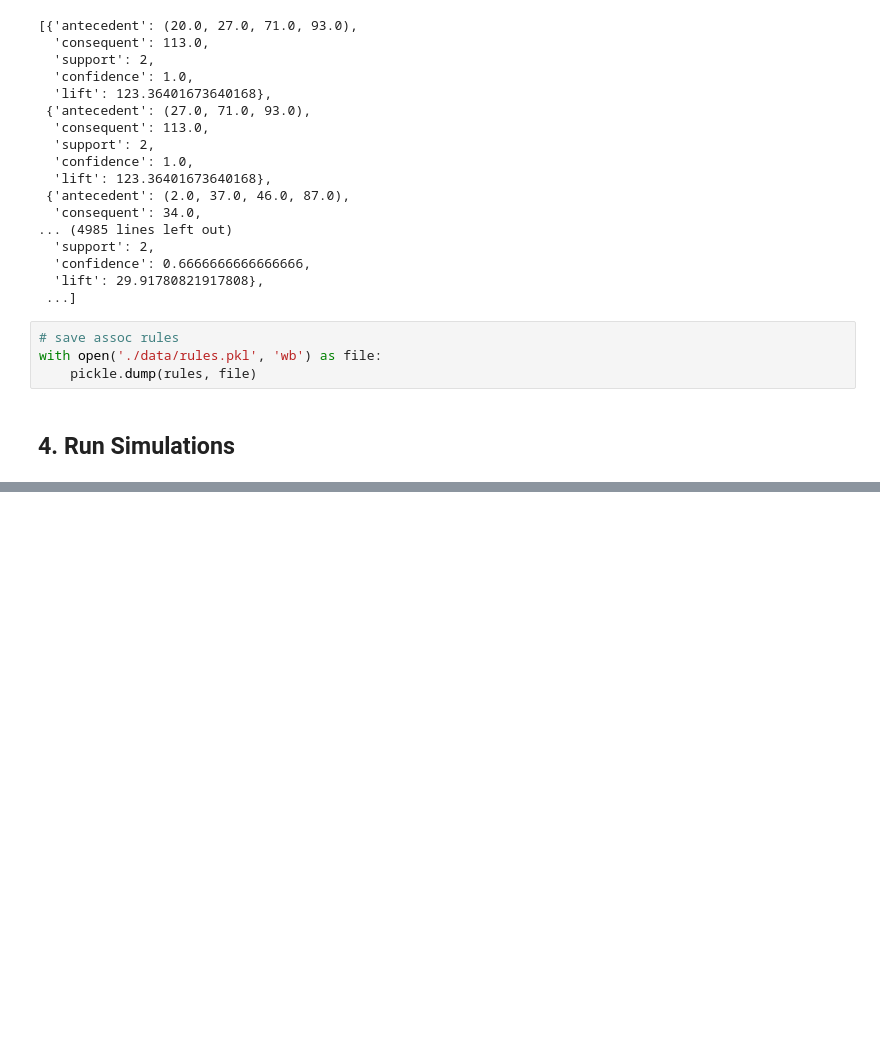
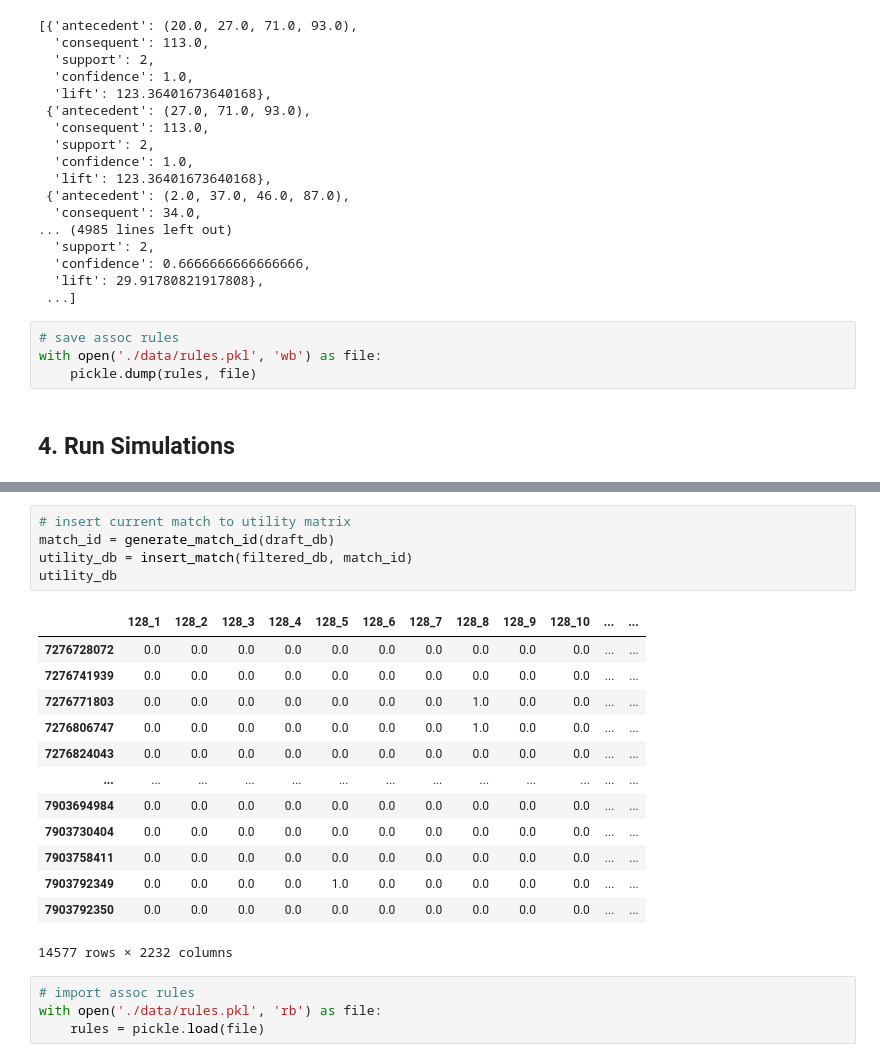
Before and after one commit to DevDords/LT2_DMW2_CaptainsMode, a Jupyter notebook: 2. hybrid_reco.ipynb, the cells around one changed output, grey strips where cells are left out. Cells and saved outputs as stored; diff of their text form; blank space fills up the shorter version.

```diff
--- a/2. hybrid_reco.ipynb
+++ b/2. hybrid_reco.ipynb
@@ -239,0 +355,23 @@ with open('./data/rules.pkl', 'wb') as file:
+# %%
+# insert current match to utility matrix
+match_id = generate_match_id(draft_db)
+utility_db = insert_match(filtered_db, match_id)
+utility_db
+# %% [output]
+|  | 128_1 | 128_2 | 128_3 | 128_4 | 128_5 | 128_6 | 128_7 | 128_8 | 128_9 | 128_10 | ... | ... |
+| 7276728072 | 0.0 | 0.0 | 0.0 | 0.0 | 0.0 | 0.0 | 0.0 | 0.0 | 0.0 | 0.0 | ... | ... |
+| 7276741939 | 0.0 | 0.0 | 0.0 | 0.0 | 0.0 | 0.0 | 0.0 | 0.0 | 0.0 | 0.0 | ... | ... |
+| 7276771803 | 0.0 | 0.0 | 0.0 | 0.0 | 0.0 | 0.0 | 0.0 | 1.0 | 0.0 | 0.0 | ... | ... |
+| 7276806747 | 0.0 | 0.0 | 0.0 | 0.0 | 0.0 | 0.0 | 0.0 | 1.0 | 0.0 | 0.0 | ... | ... |
+| 7276824043 | 0.0 | 0.0 | 0.0 | 0.0 | 0.0 | 0.0 | 0.0 | 0.0 | 0.0 | 0.0 | ... | ... |
+| ... | ... | ... | ... | ... | ... | ... | ... | ... | ... | ... | ... | ... |
+| 7903694984 | 0.0 | 0.0 | 0.0 | 0.0 | 0.0 | 0.0 | 0.0 | 0.0 | 0.0 | 0.0 | ... | ... |
+| 7903730404 | 0.0 | 0.0 | 0.0 | 0.0 | 0.0 | 0.0 | 0.0 | 0.0 | 0.0 | 0.0 | ... | ... |
+| 7903758411 | 0.0 | 0.0 | 0.0 | 0.0 | 0.0 | 0.0 | 0.0 | 0.0 | 0.0 | 0.0 | ... | ... |
+| 7903792349 | 0.0 | 0.0 | 0.0 | 0.0 | 1.0 | 0.0 | 0.0 | 0.0 | 0.0 | 0.0 | ... | ... |
+| 7903792350 | 0.0 | 0.0 | 0.0 | 0.0 | 0.0 | 0.0 | 0.0 | 0.0 | 0.0 | 0.0 | ... | ... |
+14577 rows × 2232 columns
+# %%
+# import assoc rules
+with open('./data/rules.pkl', 'rb') as file:
+    rules = pickle.load(file)
```
Also changed, not shown: parts of 6 cells of this notebook, 2 other files.
